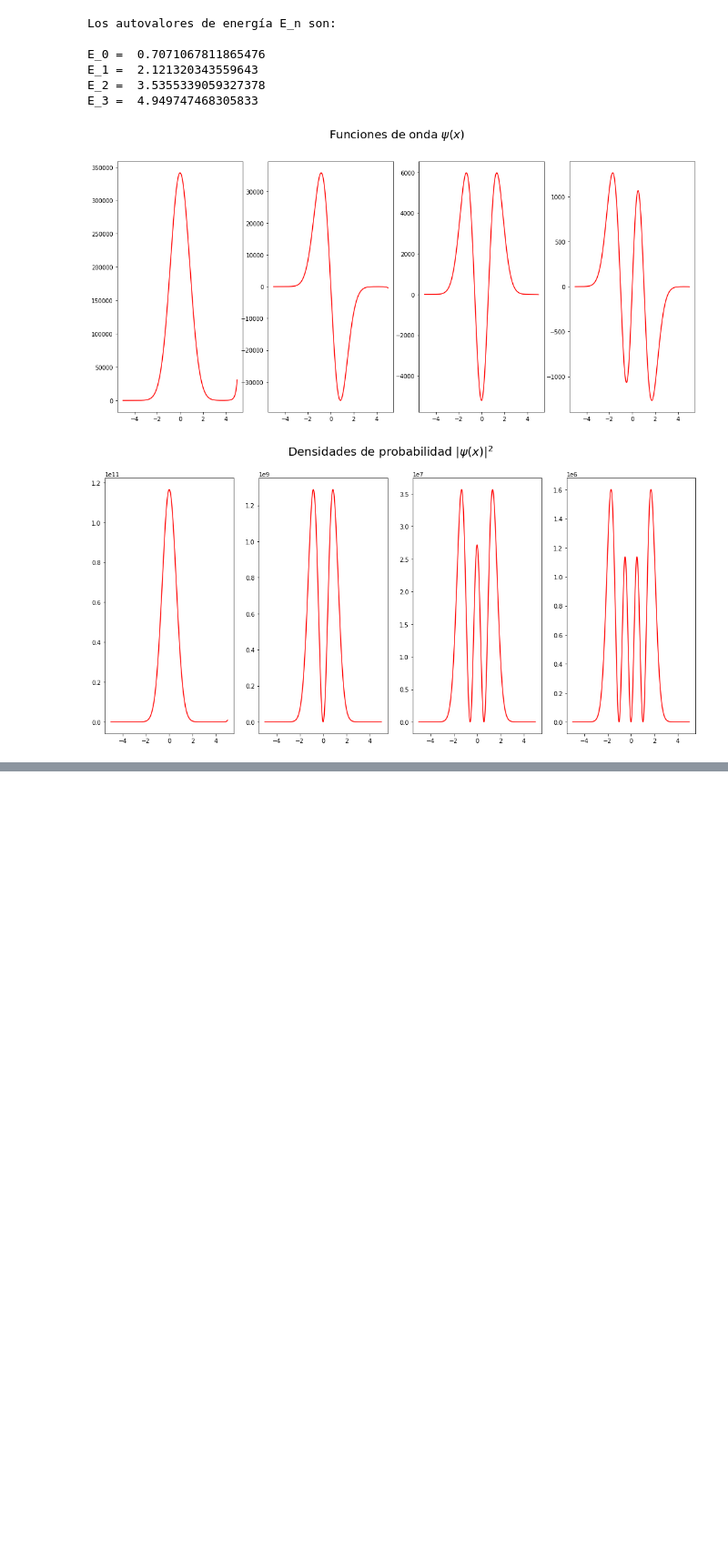
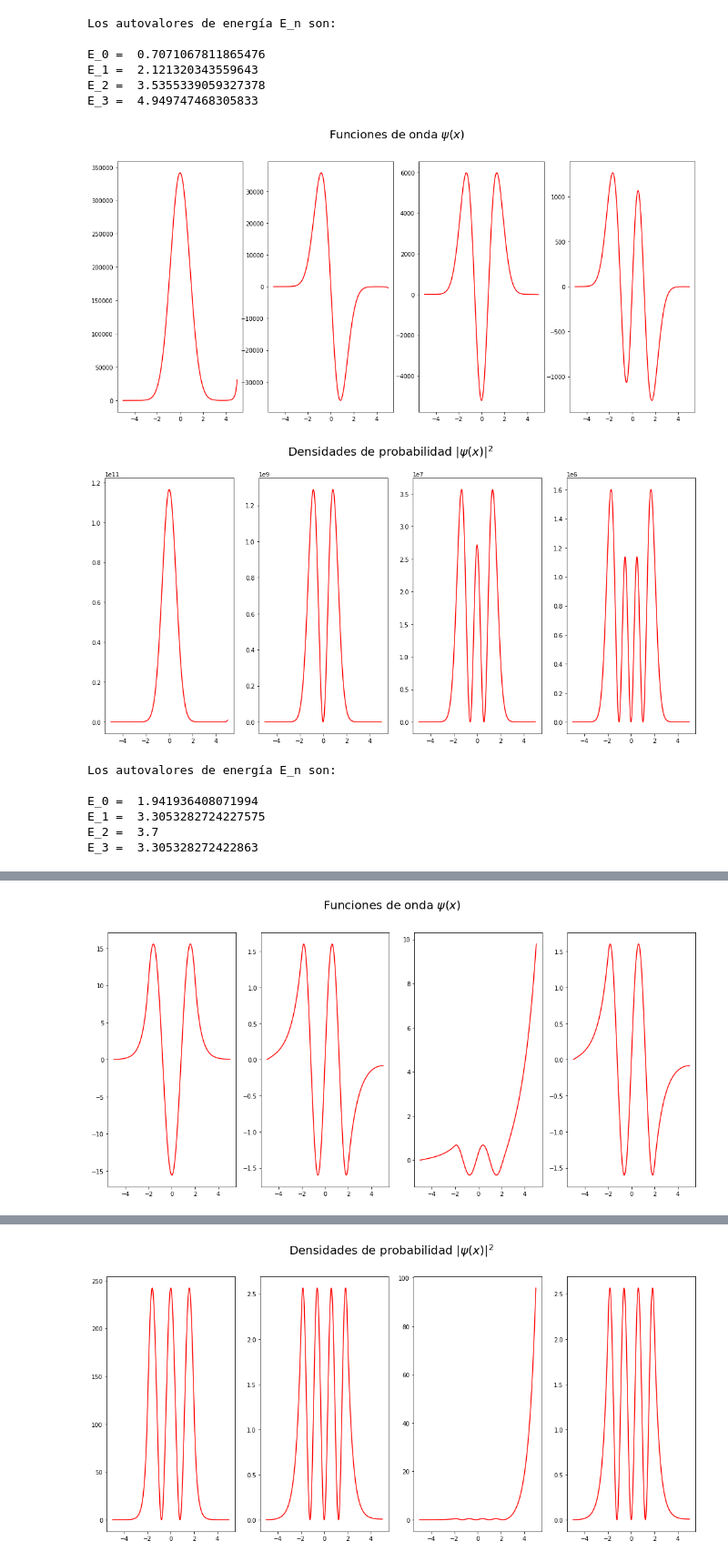
Before and after one commit to arestrepogiraldo2200/Proyecto, a Jupyter notebook: PROYECTO_DEF.ipynb, the cells around one changed output, grey strips where cells are left out. Shown at 91% size. Drawn from its saved outputs; the diff is of its cells as text; code cells hidden in the pictures; blank space fills up the shorter version.

```diff
--- a/PROYECTO_DEF.ipynb
+++ b/PROYECTO_DEF.ipynb
@@ -102,3 +115,76 @@ E_2 =  3.5355339059327378
 E_3 =  4.949747468305833
 [figure]
 [figure]
+# %%
+import scipy.optimize as scp
+
+l = 2
+V_0 = 4
+
+# Funciones de energías para las funciones de onda simétricas y antisimétrica
+def E_sym(E):
+    return np.sqrt(V_0-E) - np.sqrt(E)*np.tan(np.sqrt(E/2)*2*l)
+
+def E_asym(E):
+    return np.sqrt(V_0-E) + np.sqrt(E)*1/np.tan(np.sqrt(E/2)*2*l)
+
+""""
+Esta parte se utiliza para hallar los guess de energías más facilmente
+guess = np.arange(0,3.9,0.1)
+for i in guess:
+    print(scp.fsolve(E_sym, i))
+    print(scp.fsolve(E_asym, i))
+"""
+
+# Arreglo de puntos cercanos a la solución, funcionan como guesses
+GUESS = [0.5, 2.5, 3.7, 3.8]
+
+# Condiciones iniciales e intervalo de solución
+x0 = [0.0, 0.1]
+val = np.linspace(-5,5,1000)
+
+print("Los autovalores de energía E_n son:\n")
+
+# Figura
+fig, ax = plt.subplots(1,4,figsize=(18,8))
+plt.suptitle("Funciones de onda $\psi(x)$", size = '20' )
+
+# Solución de la ec de Scrödinger. NO NORMALIZADA
+
+for i in range(0,4):
+
+    #Valores de energía
+
+    if i%2==0:
+        E = scp.fsolve(E_sym, GUESS[i])[0]
+    else:
+        E = scp.fsolve(E_asym, GUESS[i])[0]
+
+    print("E_%d = "%i, E)
+
+    # Solución y gráfica
+    sol = odeint(psi, x0, val, args=(Pozo,))
+    ax[i].plot(val,sol[:,0],color = "red",label = " " )
+plt.show()
+
+
+# Figura
+fig, ax = plt.subplots(1,4,figsize=(18,8))
+plt.suptitle("Densidades de probabilidad $|\psi(x)|^2$", size = '20' )
+
+# Densidad de probabilidad. NO NORMALIZADA.
+for i in range(0,4):
+    if i%2==0:
+        E = scp.fsolve(E_sym, GUESS[i])[0]
+    else:
+        E = scp.fsolve(E_asym, GUESS[i])[0]
+    sol = odeint(psi, x0, val, args=(Pozo,))
+    ax[i].plot(val,sol[:,0]**2,color = "red",label = " " )
+plt.show()
+# %% [output]
+Los autovalores de energía E_n son:
+
+E_0 =  1.941936408071994
+E_1 =  3.3053282724227575
+E_2 =  3.7
+E_3 =  3.305328272422863
@@ -104,0 +192 @@ E_3 =  4.949747468305833
+[figure, added]
@@ -104,0 +194 @@ E_3 =  4.949747468305833
+[figure, added]
```
Also changed, not shown: parts of 4 cells of this notebook.
